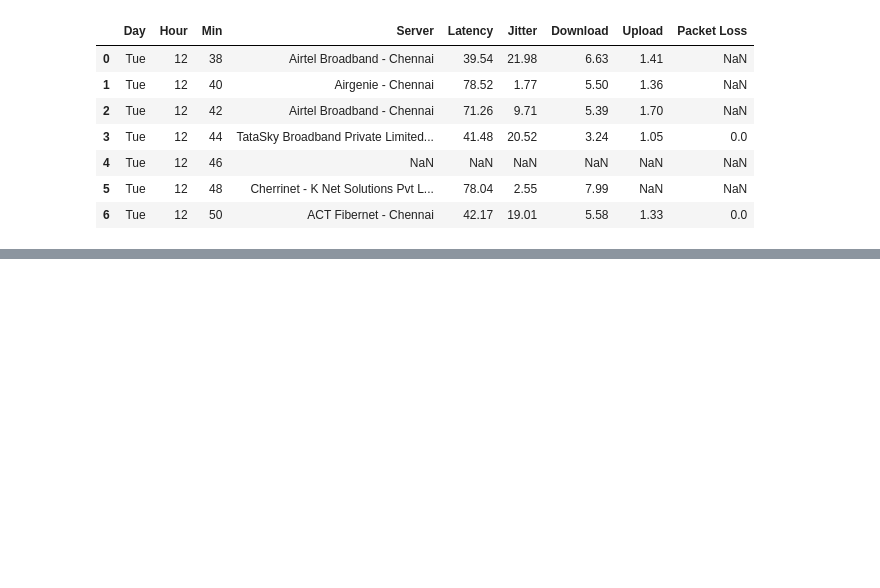
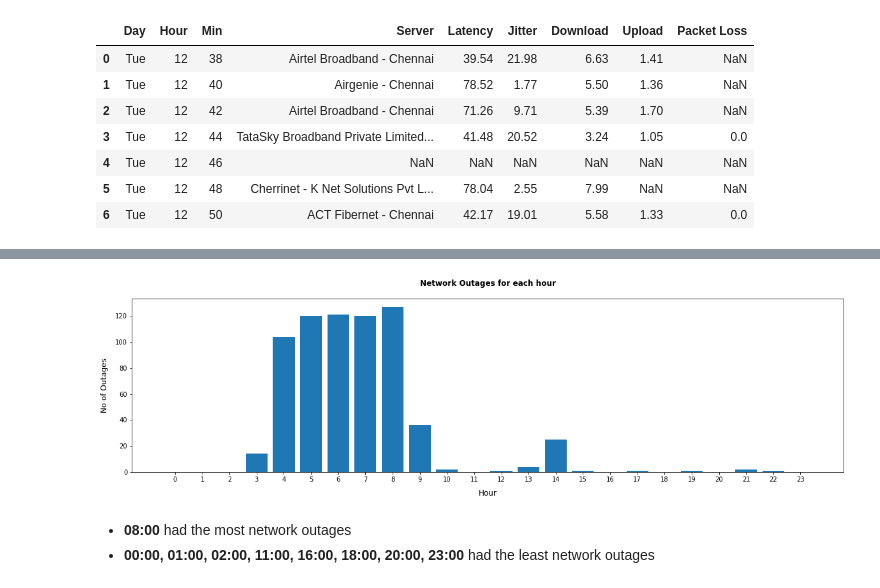
Before and after one commit to shanthiii/Internet-Analysis-Project, a Jupyter notebook: Internet_Analysis.ipynb, the cells around one changed output, grey strips where cells are left out. Drawn from its saved outputs; the diff is of its cells as text; code cells hidden in the pictures; blank space fills up the shorter version.

```diff
--- a/Internet_Analysis.ipynb
+++ b/Internet_Analysis.ipynb
@@ -53,0 +133,14 @@ data.head(7)
+# %%
+fig = plt.figure(figsize =(20, 5))
+plt.bar(hour_outages.keys(), hour_outages.values())
+plt.xticks(range(24))
+plt.xlabel('Hour',labelpad=10,fontsize='large')
+plt.ylabel('No of Outages',labelpad=10,fontsize='large')
+plt.title('Network Outages for each hour',pad=20,fontweight='bold')
+plt.show()
+# %% [output]
+[figure, added]
+# %% [markdown]
+
+*   **08:00** had the most network outages
+*   **00:00, 01:00, 02:00, 11:00, 16:00, 18:00, 20:00, 23:00** had the least network outages
```
Also changed, not shown: parts of 14 cells of this notebook.
